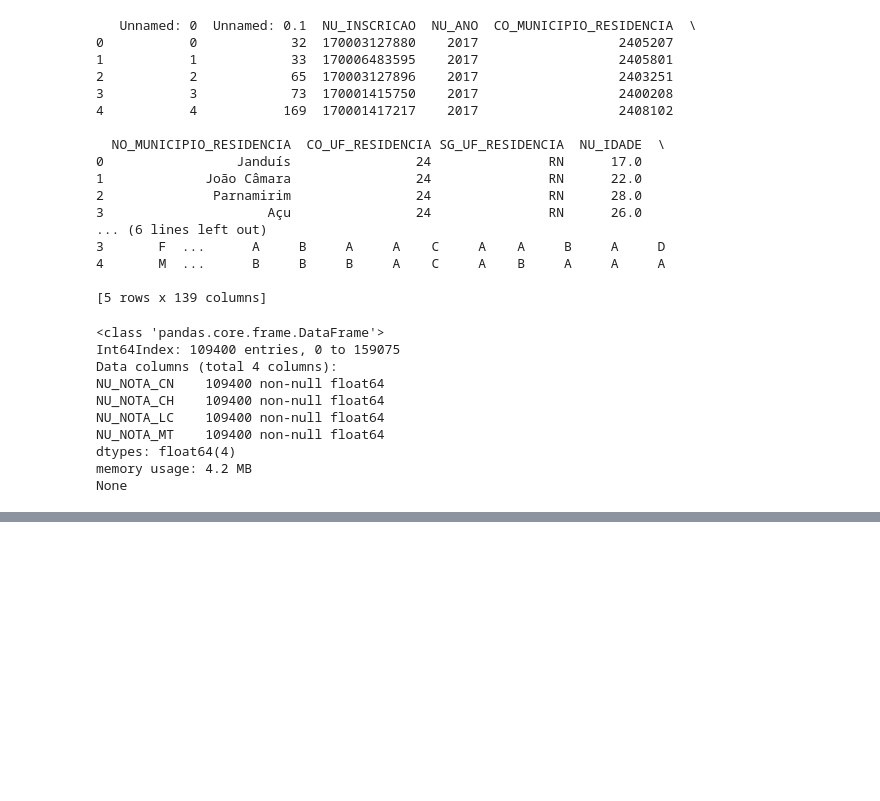
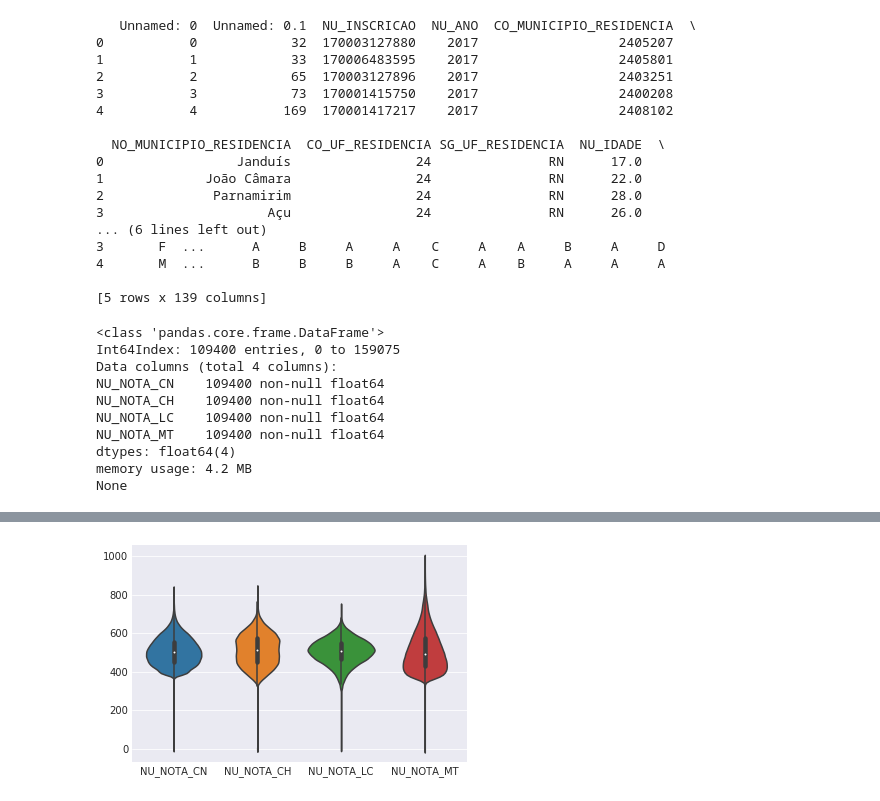
Before and after one commit to paulovictorcorreia/rn_enem_data_analysis, a Jupyter notebook: eda_enem_rn_2017.ipynb, the cells around one changed output, grey strips where cells are left out. Saved outputs shown, nothing was run; the diff lists cells and outputs as text; code cells hidden in the pictures; blank space fills up the shorter version.

```diff
--- a/eda_enem_rn_2017.ipynb
+++ b/eda_enem_rn_2017.ipynb
@@ -69,0 +90,6 @@ plt.show()
+# %%
+#Fazendo ViolinPlot das notas por escola
+ax = sns.violinplot(data=grades)
+plt.show()
+# %% [output]
+[figure, added]
```
Also changed, not shown: parts of 4 cells of this notebook, 3 other files.
